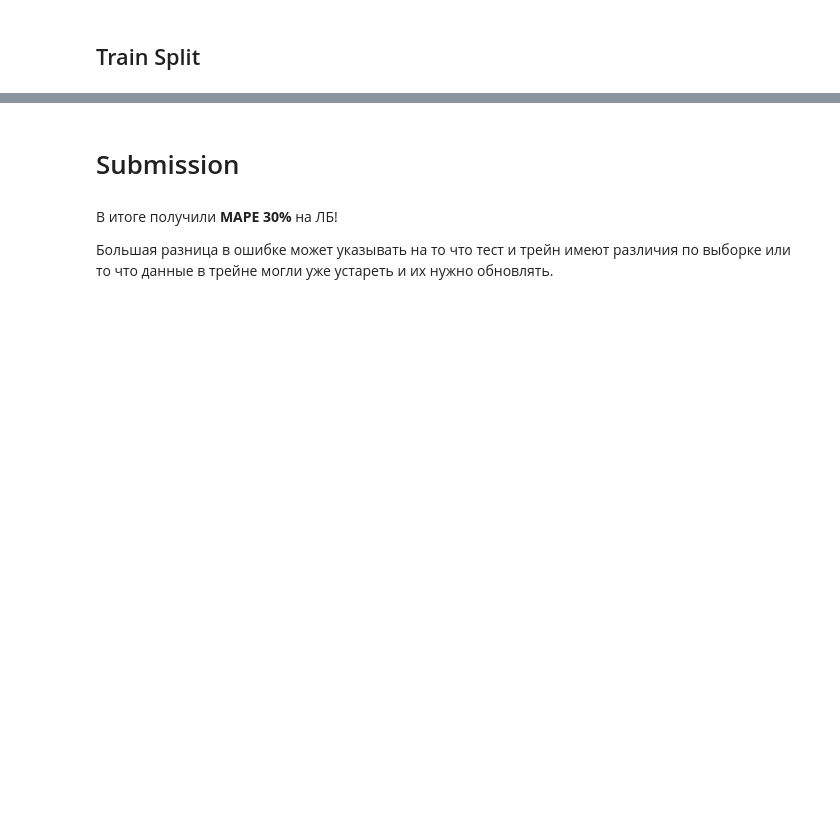
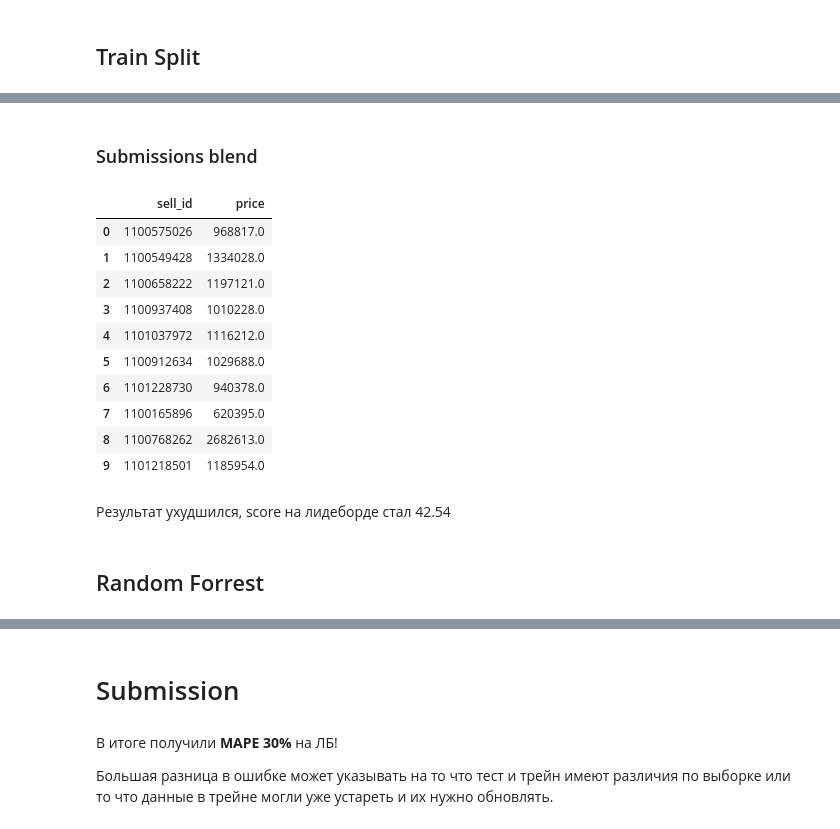
Before and after one commit to ondarem/skillfactory_rds, a Jupyter notebook: module_5/car-price-prediction-v15.ipynb, the cells around one changed output, grey strips where cells are left out. Saved outputs shown, nothing was run; the diff lists cells and outputs as text; code cells hidden in the pictures; blank space fills up the shorter version.

```diff
--- a/module_5/car-price-prediction-v15.ipynb
+++ b/module_5/car-price-prediction-v15.ipynb
@@ -35,7 +47,7 @@ def mape(y_true, y_pred):
 # Setup
 # %%
 VERSION    = 15
-DIR_TRAIN  = '../input/parsing-all-moscow-auto-ru-09-09-2020/' # подключил к ноутбуку внешний датасет
+DIR_TRAIN  = '../input/parsingautoru24122020/' # подключим к ноутбуку внешний датасет
 DIR_TEST   = '../input/sf-dst-car-price-prediction/'
 VAL_SIZE   = 0.20   # 20%
 
@@ -143,0 +1313,33 @@ print(f"Точность модели по метрике MAPE: {(mape(y_test, p
+# %%
+N_FOLDS    = 5
+
+# CATBOOST
+ITERATIONS = 2000
+LR         = 0.1
+
+idx = np.argsort(model_cb.feature_importances_)
+# %%
+cat_features_ids = np.where(X_train.dtypes == object)[0].tolist()
+
+submissions = pd.DataFrame(0,columns=["sub_1"], index=sample_submission.index) # куда пишем предикты по каждой модели
+score_ls = []
+splits = list(KFold(n_splits=N_FOLDS, shuffle=True, random_state=RANDOM_SEED).split(X, y))
+
+for idx, (train_idx, test_idx) in tqdm(enumerate(splits), total=N_FOLDS,):
+    # use the indexes to extract the folds in the train and validation data
+    X_train, y_train, X_test, y_test = X.iloc[train_idx], y[train_idx], X.iloc[test_idx], y[test_idx]
+    # model for this fold
+    model = cat_model(y_train, X_train, X_test, y_test,)
+    # score model on test
+    test_predict = model.predict(X_test)
+    test_score = mape(y_test, test_predict)
+    score_ls.append(test_score)
+    print(f"{idx+1} Fold Test MAPE: {mape(y_test, test_predict):0.3f}")
+    # submissions
+    submissions[f'sub_{idx+1}'] = model.predict(X_sub)
+    model.save_model(f'catboost_fold_{idx+1}.model')
+
+print(f'Mean Score: {np.mean(score_ls):0.3f}')
+print(f'Std Score: {np.std(score_ls):0.4f}')
+print(f'Max Score: {np.max(score_ls):0.3f}')
+print(f'Min Score: {np.min(score_ls):0.3f}')
@@ -143,0 +1357,2 @@ print(f"Точность модели по метрике MAPE: {(mape(y_test, p
+# %% [markdown]
+### Submissions blend
@@ -143,0 +1361,21 @@ print(f"Точность модели по метрике MAPE: {(mape(y_test, p
+# %%
+submissions['blend'] = (submissions.sum(axis=1)/len(submissions.columns))*0.9685
+sample_submission['price'] = np.round(submissions['blend'].values)
+sample_submission.to_csv('submission_blend_2.csv', index=False)
+sample_submission.head(10)
+# %% [output]
+|  | sell_id | price |
+| 0 | 1100575026 | 968817.0 |
+| 1 | 1100549428 | 1334028.0 |
+| 2 | 1100658222 | 1197121.0 |
+| 3 | 1100937408 | 1010228.0 |
+| 4 | 1101037972 | 1116212.0 |
+| 5 | 1100912634 | 1029688.0 |
+| 6 | 1101228730 | 940378.0 |
+| 7 | 1100165896 | 620395.0 |
+| 8 | 1100768262 | 2682613.0 |
+| 9 | 1101218501 | 1185954.0 |
+# %% [markdown]
+Результат ухудшился, score на лидеборде стал 42.54
+# %% [markdown]
+## Random Forrest
```
Also changed, not shown: parts of 226 cells of this notebook.
